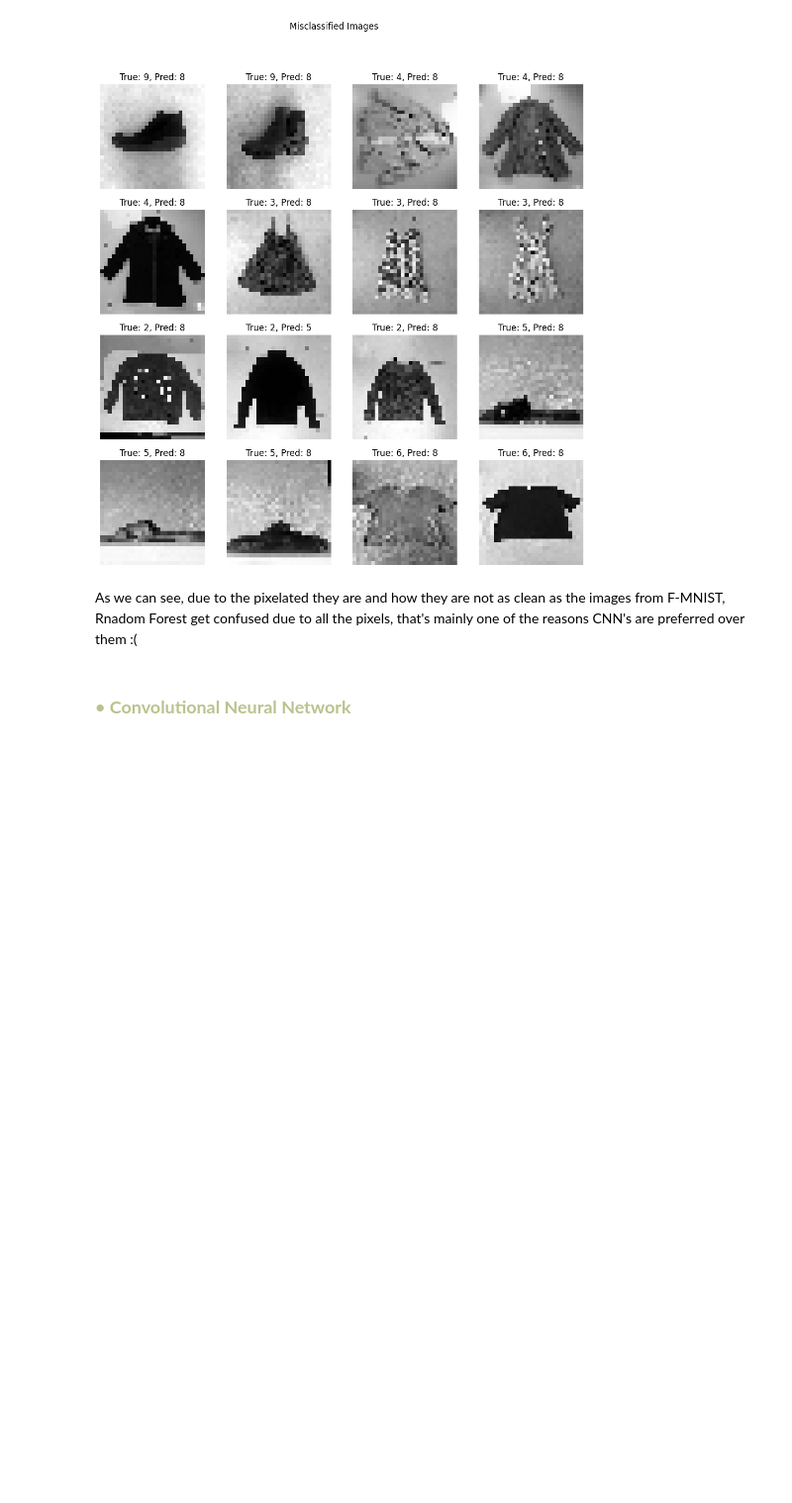
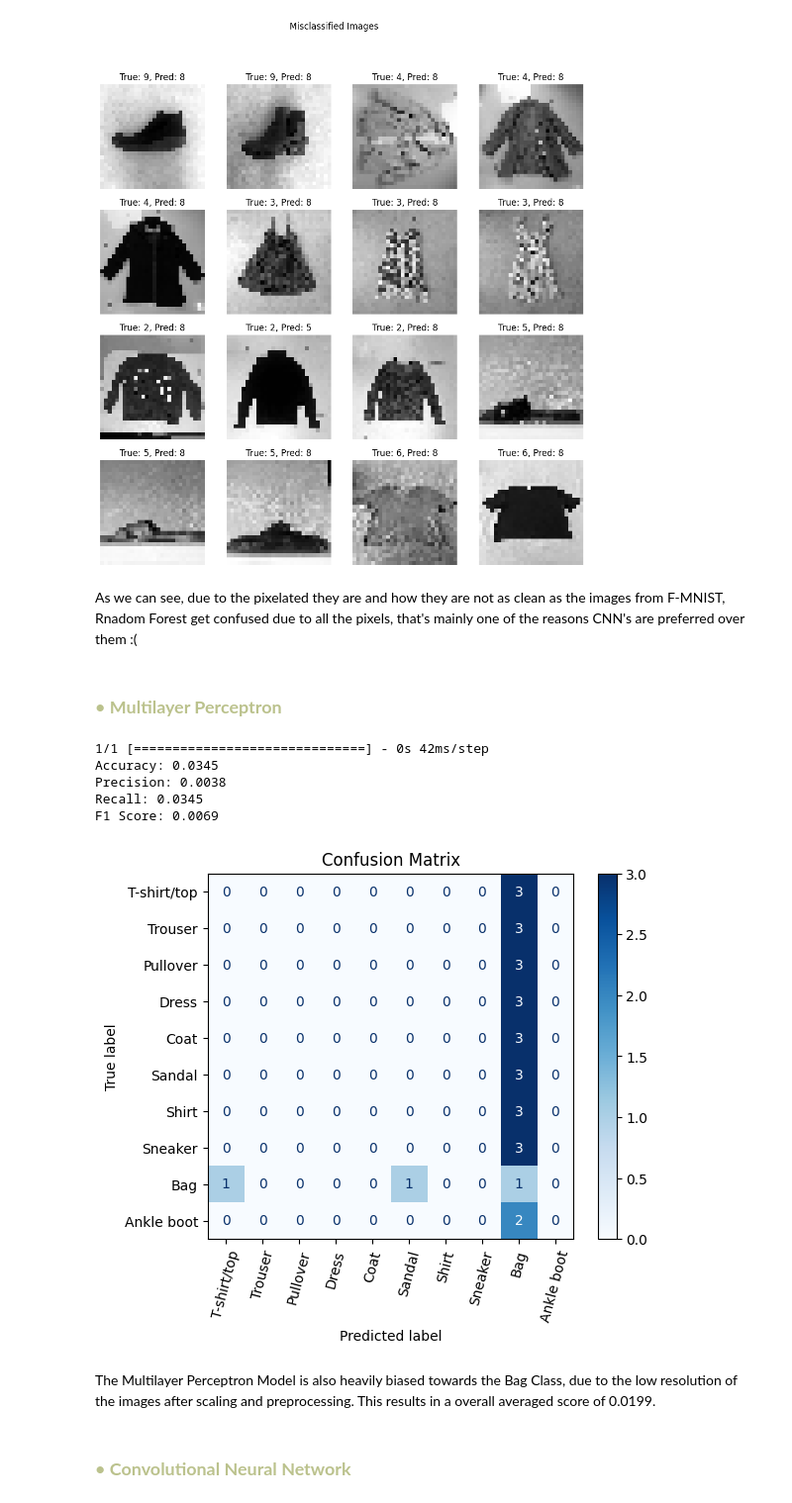
Before and after one commit to ch0fas/ML_Projects, a Jupyter notebook: fashion_mnist.ipynb, the cells around one changed output. Shown at 99% size. Drawn from its saved outputs; the diff is of its cells as text; code cells hidden in the pictures; blank space fills up the shorter version.

```diff
--- a/fashion_mnist.ipynb
+++ b/fashion_mnist.ipynb
@@ -905,6 +931,22 @@ Number of misclassified images: 26
 [figure]
 # %% [markdown]
 As we can see, due to the pixelated they are and how they are not as clean as the images from F-MNIST, Rnadom Forest get confused due to all the pixels, that's mainly one of the reasons CNN's are preferred over them :(
+# %% [markdown]
+### <font color= #bbc28d>• **Multilayer Perceptron** </font>
+# %%
+y_pred_probs_real4 = mlp.predict(x_prueba)
+y_pred_real4 = y_pred_probs_real4.argmax(axis=1)
+
+eval(y, y_pred_real4)
+# %% [output]
+1/1 [==============================] - 0s 42ms/step
+Accuracy: 0.0345
+Precision: 0.0038
+Recall: 0.0345
+F1 Score: 0.0069
+[figure, added]
+# %% [markdown]
+The Multilayer Perceptron Model is also heavily biased towards the Bag Class, due to the low resolution of the images after scaling and preprocessing. This results in a overall averaged score of 0.0199.
 # %% [markdown]
 ### <font color= #bbc28d>• **Convolutional Neural Network** </font>
 # %% [markdown]
```
Also changed, not shown: parts of 14 cells of this notebook.
